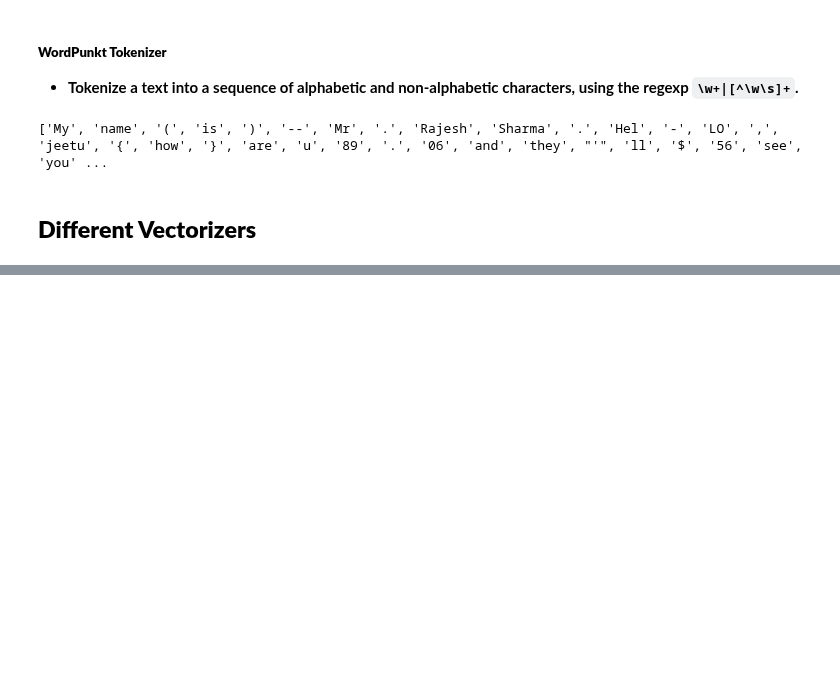
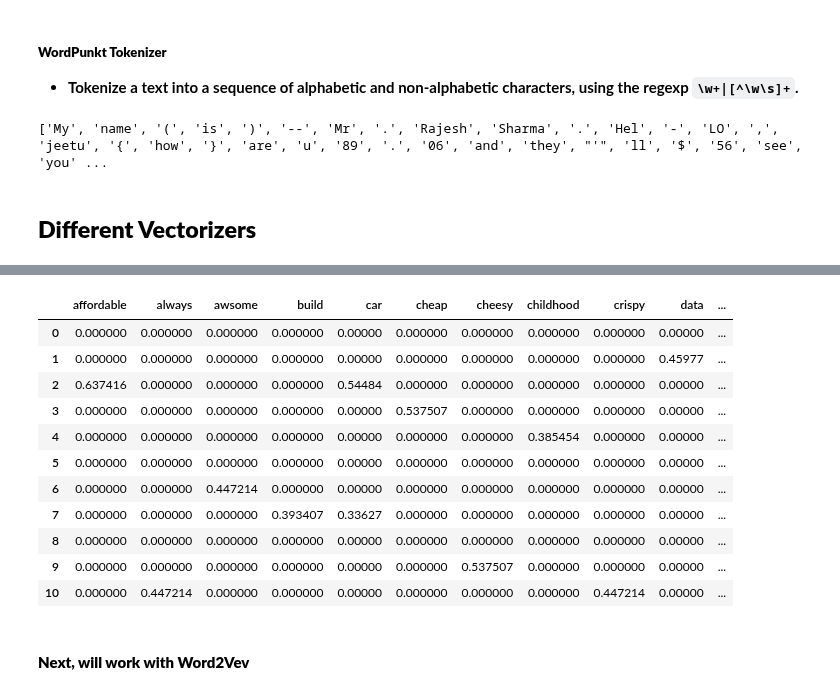
Before and after one commit to raj-shr-git/AAIC_Practice, a Jupyter notebook: VIDEO_PRACTICE/MODULE-1/Understanding_NLP.ipynb, the cells around one changed output, grey strips where cells are left out. Drawn from its saved outputs; the diff is of its cells as text; code cells hidden in the pictures; blank space fills up the shorter version.

Commit message:
Day69: Updated Module3: NLP: Added Tfidf Vectoriser

```diff
--- a/VIDEO_PRACTICE/MODULE-1/Understanding_NLP.ipynb
+++ b/VIDEO_PRACTICE/MODULE-1/Understanding_NLP.ipynb
@@ -1371,0 +1379,5 @@ print(wrd_punkt_tok.tokenize(text_lines))
+# %%
+tfidf_vect = TfidfVectorizer()
+# %%
+test_sent = """Hello raj ji,My name is raja ji My My sharma""".split(",")
+test_sent
@@ -1371,0 +1393,2 @@ print(wrd_punkt_tok.tokenize(text_lines))
+# %%
+pd.DataFrame(tfidf_vect.fit_transform(test_sent).toarray(),columns=tfidf_vect.get_feature_names())
@@ -1371,0 +1421,17 @@ print(wrd_punkt_tok.tokenize(text_lines))
+# %%
+pd.DataFrame(tfidf_vect.fit_transform(cleaned_df['Lemmas']).toarray(),columns=tfidf_vect.get_feature_names())
+# %% [output]
+|  | affordable | always | awsome | build | car | cheap | cheesy | childhood | crispy | data | ... |
+| 0 | 0.000000 | 0.000000 | 0.000000 | 0.000000 | 0.00000 | 0.000000 | 0.000000 | 0.000000 | 0.000000 | 0.00000 | ... |
+| 1 | 0.000000 | 0.000000 | 0.000000 | 0.000000 | 0.00000 | 0.000000 | 0.000000 | 0.000000 | 0.000000 | 0.45977 | ... |
+| 2 | 0.637416 | 0.000000 | 0.000000 | 0.000000 | 0.54484 | 0.000000 | 0.000000 | 0.000000 | 0.000000 | 0.00000 | ... |
+| 3 | 0.000000 | 0.000000 | 0.000000 | 0.000000 | 0.00000 | 0.537507 | 0.000000 | 0.000000 | 0.000000 | 0.00000 | ... |
+| 4 | 0.000000 | 0.000000 | 0.000000 | 0.000000 | 0.00000 | 0.000000 | 0.000000 | 0.385454 | 0.000000 | 0.00000 | ... |
+| 5 | 0.000000 | 0.000000 | 0.000000 | 0.000000 | 0.00000 | 0.000000 | 0.000000 | 0.000000 | 0.000000 | 0.00000 | ... |
+| 6 | 0.000000 | 0.000000 | 0.447214 | 0.000000 | 0.00000 | 0.000000 | 0.000000 | 0.000000 | 0.000000 | 0.00000 | ... |
+| 7 | 0.000000 | 0.000000 | 0.000000 | 0.393407 | 0.33627 | 0.000000 | 0.000000 | 0.000000 | 0.000000 | 0.00000 | ... |
+| 8 | 0.000000 | 0.000000 | 0.000000 | 0.000000 | 0.00000 | 0.000000 | 0.000000 | 0.000000 | 0.000000 | 0.00000 | ... |
+| 9 | 0.000000 | 0.000000 | 0.000000 | 0.000000 | 0.00000 | 0.000000 | 0.537507 | 0.000000 | 0.000000 | 0.00000 | ... |
+| 10 | 0.000000 | 0.447214 | 0.000000 | 0.000000 | 0.00000 | 0.000000 | 0.000000 | 0.000000 | 0.447214 | 0.00000 | ... |
+# %% [markdown]
+#### **Next, will work with Word2Vev**
```
Also changed, not shown: parts of 8 cells of this notebook, 1 other file.
